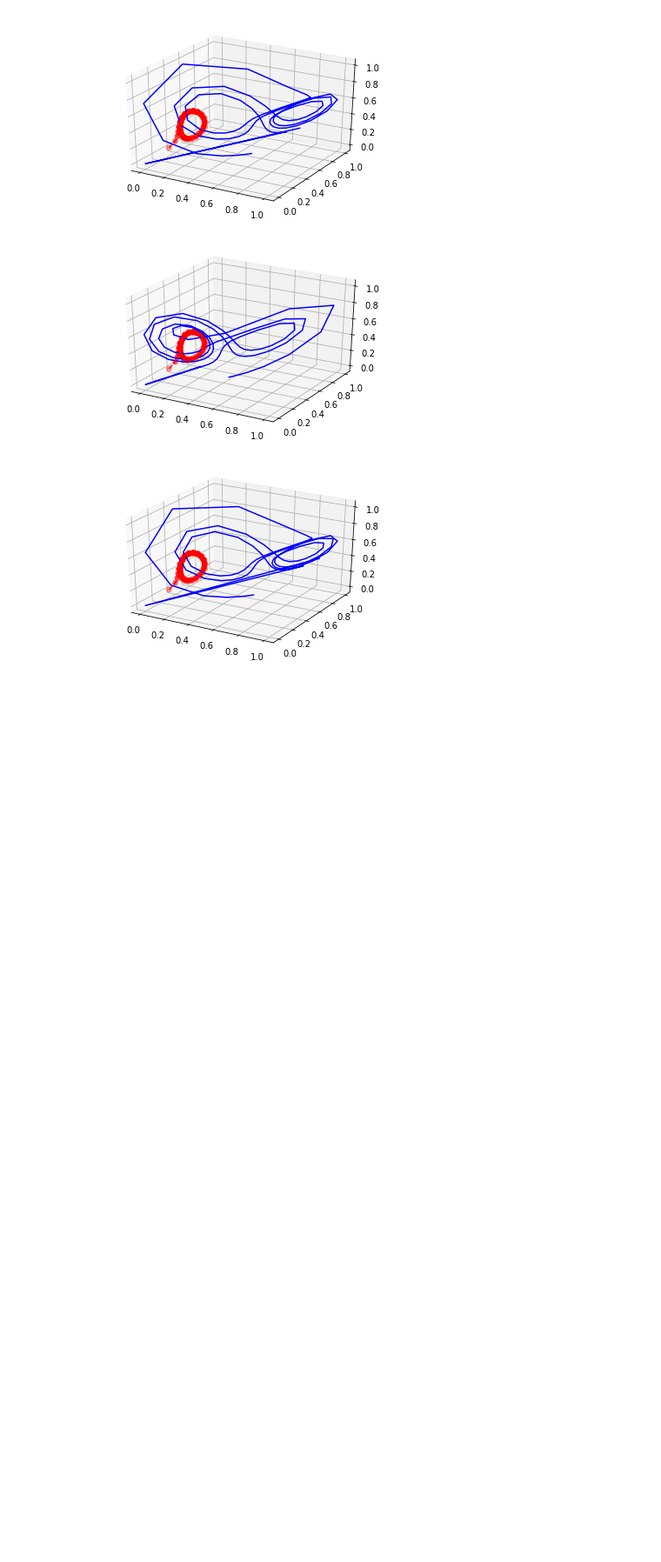
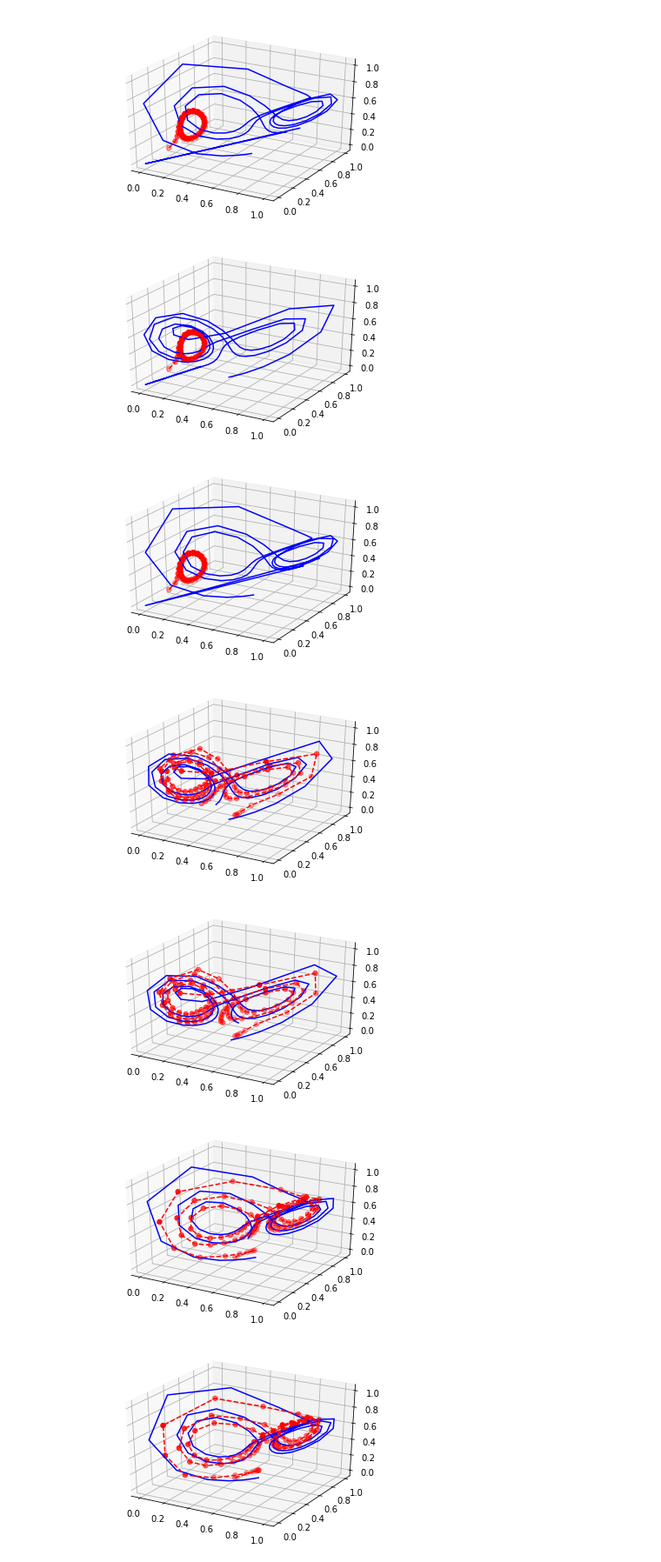
Before and after one commit to yuqirose/TensorRNN, a Jupyter notebook: experiments/test_seq2seq.ipynb, the cells around one changed output. Shown at 87% size. Cells and saved outputs as stored; diff of their text form; code cells hidden in the pictures; blank space fills up the shorter version.

Commit message:
updated the seq2seq results

```diff
--- a/experiments/test_seq2seq.ipynb
+++ b/experiments/test_seq2seq.ipynb
@@ -208,19 +208,31 @@ plot_sample(pred, true,7)
 [figure]
 # %%
 import numpy as np
-true, pred = np.load('./result/trnn_seq2seq.npy')
+# data_path = "/var/tmp/tensorRNN/log/lorenz/09-22-17-13-41-42/hornn_8_1e-2/"
+# data_path ="/var/tmp/tensorRNN/log/lorenz/09-22-17-14-59-10/mrnn_32_1e-2/"
+# data_path ="/var/tmp/tensorRNN/log/lorenz/09-22-17-17-26-24/rnn_32_1e-2/"
+# data_path= "/var/tmp/tensorRNN/log/lorenz/09-23-17-16-42-41/lstm_32_1e-2/"
+# data_path = "/var/tmp/tensorRNN/log/lorenz/09-23-17-18-46-19/trnn_r16/"
+
+data_path = "/var/tmp/tensorRNN/log/lorenz/09-25-17-16-45-51/HORNN/64/1e-2/"
+true, pred = np.load(data_path+'predict.npy')
 %matplotlib inline
 import matplotlib.pyplot as plt
 from mpl_toolkits.mplot3d import Axes3D
 import numpy as np
 
 def plot_sample(pred, true, sample_id):
     fig = plt.figure()
     ax = fig.gca(projection='3d')
     ax.plot(true[sample_id, :,0], true[sample_id,:,1], true[sample_id, :,2], 'b')
     ax.scatter(pred[sample_id,:,0], pred[sample_id, :,1], pred[sample_id, :,2], c='r', s=30)
     ax.plot(pred[sample_id, :,0], pred[sample_id,:,1], pred[sample_id, :,2], 'r--')
 for i in range(10):
-    plot_sample(pred, true,i)
+    plot_sample(pred[:,:-2,:], true[:,:-2,:],i)
 # plot_sample(pred, true,3)
 # plot_sample(pred, true,20)
+# %% [output]
+[figure, added]
+[figure, added]
+[figure, added]
+[figure, added]
```
Also changed, not shown: parts of 1 cell of this notebook, 13 other files.
